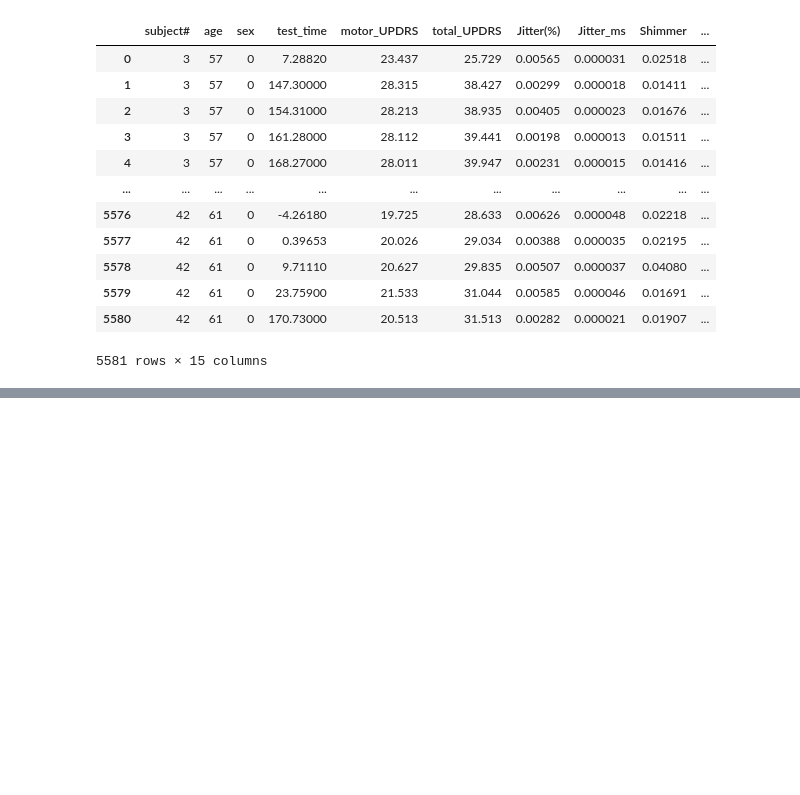
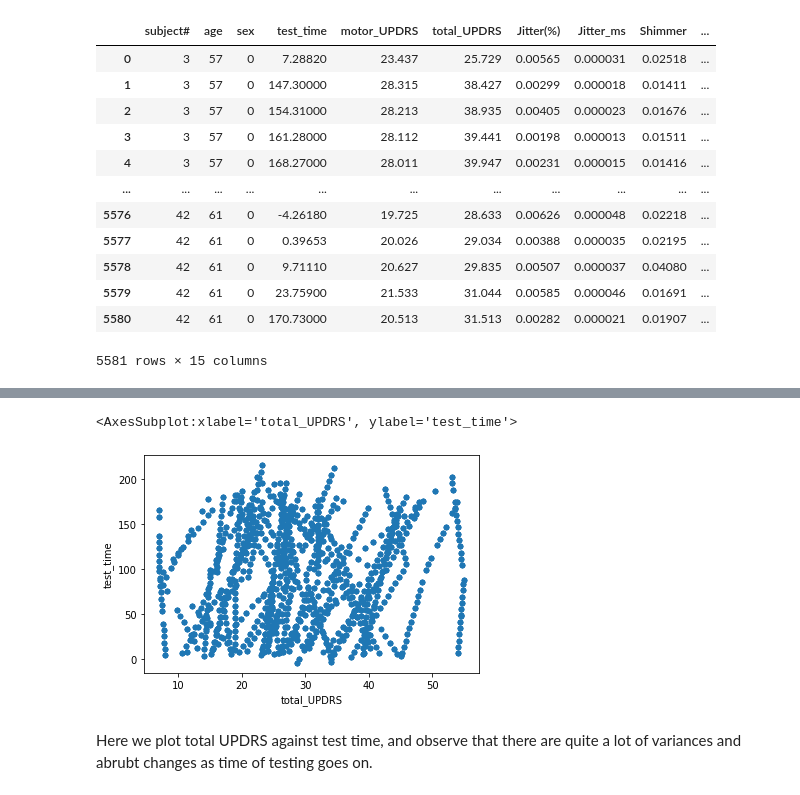
Before and after one commit to data301-2020-winter2/course-project-group_1014, a Jupyter notebook: analysis/Santi/Milestone2.ipynb, the cells around one changed output, grey strips where cells are left out. Cells and saved outputs as stored; diff of their text form; code cells hidden in the pictures; blank space fills up the shorter version.

```diff
--- a/analysis/Santi/Milestone2.ipynb
+++ b/analysis/Santi/Milestone2.ipynb
@@ -98,0 +189,7 @@ load_and_process("C:\\Users\\Santi\\Desktop\\parkinsons_updrs.xls")
+# %%
+dfinfo.plot(kind='scatter', x="total_UPDRS", y="test_time")
+# %% [output]
+<AxesSubplot:xlabel='total_UPDRS', ylabel='test_time'>
+[figure, added]
+# %% [markdown]
+Here we plot total UPDRS against test time, and observe that there are quite a lot of variances and abrubt changes as time of testing goes on.
```
Also changed, not shown: parts of 12 cells of this notebook, 1 other file.
